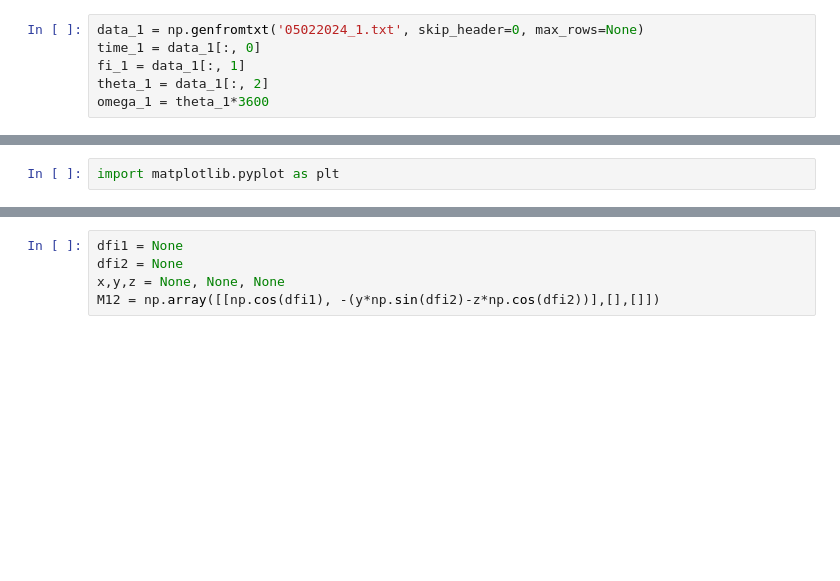
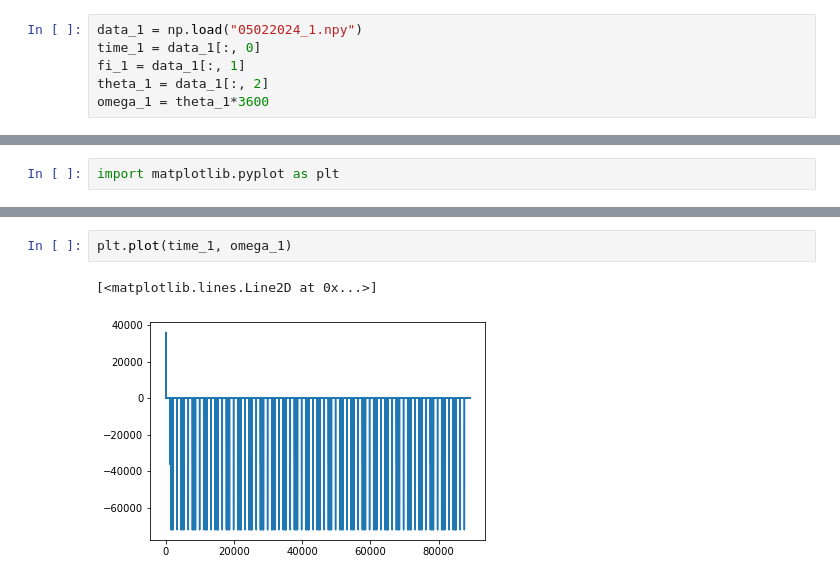
Before and after one commit to lubluchipsy/calibrovka, a Jupyter notebook: времена.ipynb, the cells around one changed output, grey strips where cells are left out. Drawn from its saved outputs; the diff is of its cells as text; blank space fills up the shorter version.

```diff
--- a/времена.ipynb
+++ b/времена.ipynb
@@ -8,6 +8,6 @@ omegaY_ibl = data_ibl[:, 2]
 omegaZ_ibl = data_ibl[:, 3]
 # %%
-data_1 = np.genfromtxt('05022024_1.txt', skip_header=0, max_rows=None)
+data_1 = np.load("05022024_1.npy")
 time_1 = data_1[:, 0]
 fi_1 = data_1[:, 1]
 theta_1 = data_1[:, 2]
@@ -25,5 +23,5 @@ from scipy.interpolate import interp1d
-# %%
-dfi1 = None
-dfi2 = None
-x,y,z = None, None, None
-M12 = np.array([[np.cos(dfi1), -(y*np.sin(dfi2)-z*np.cos(dfi2))],[],[]])
+# %%
+plt.plot(time_1, omega_1)
+# %% [output]
+[<matplotlib.lines.Line2D at 0x...>]
+[figure, added]
```
Also changed, not shown: parts of 14 cells of this notebook.
